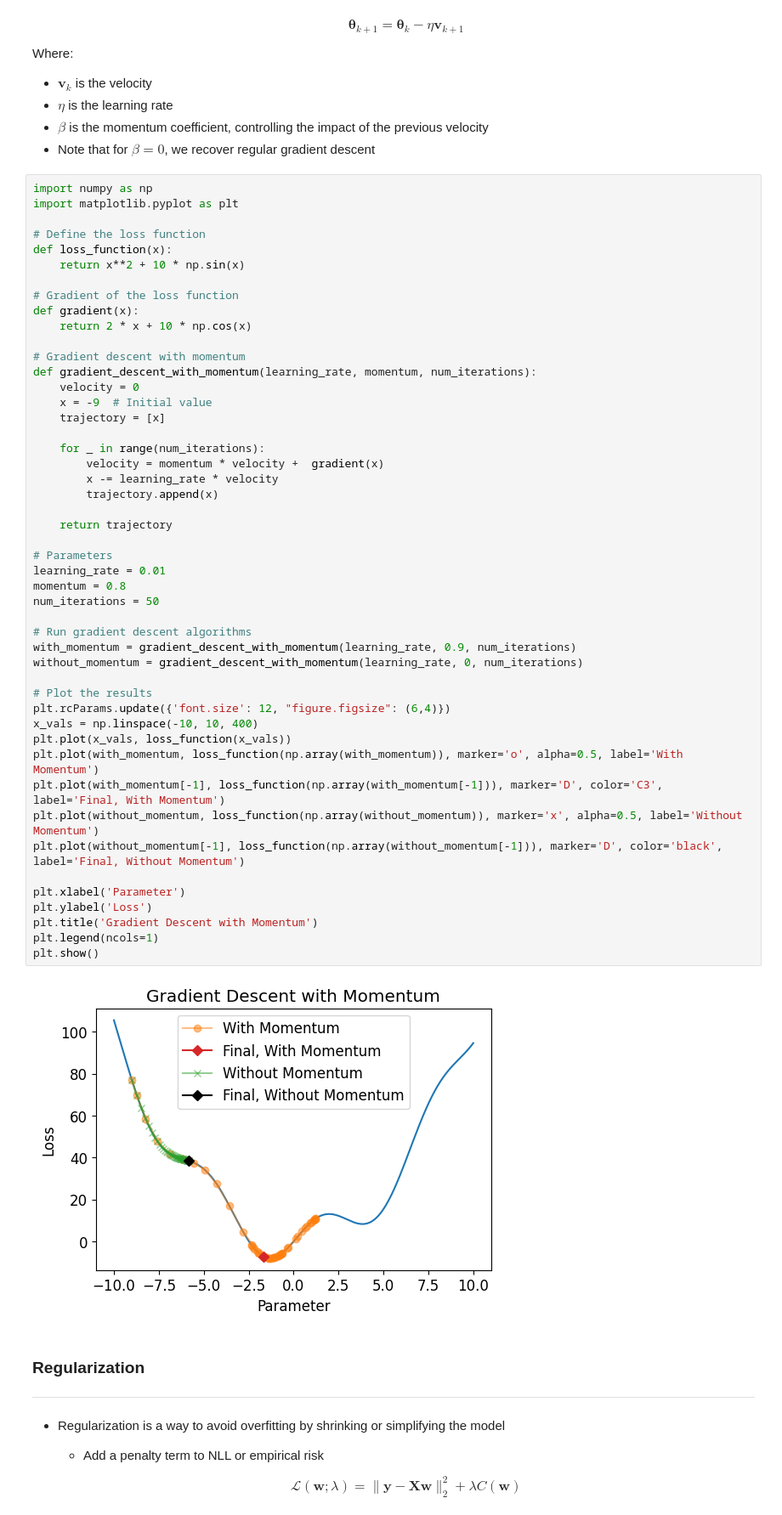
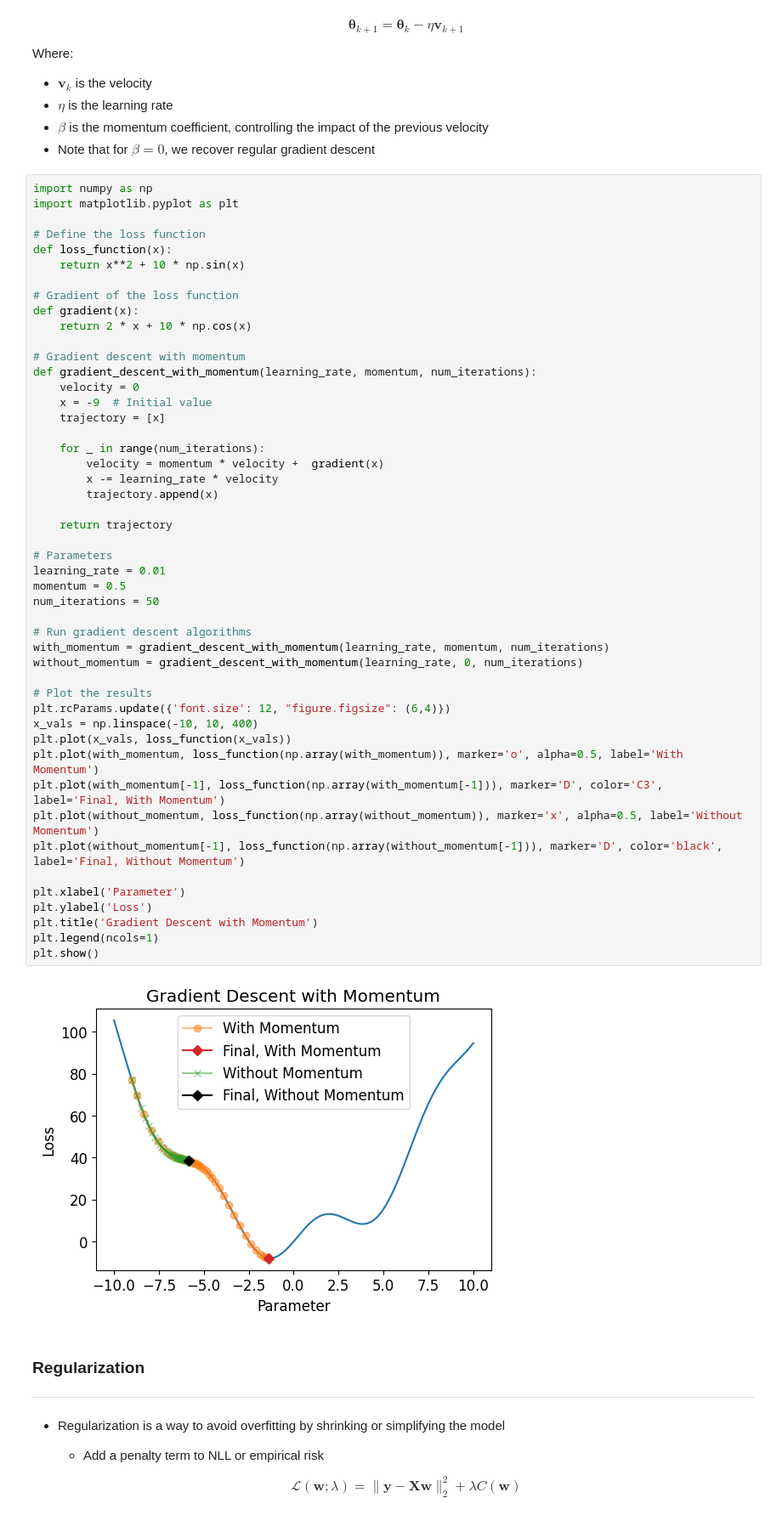
Before and after one commit to farhad-pourkamali/MATH6388Online, a Jupyter notebook: Week5.ipynb, the cells around one changed output. Shown: that part at 85% size. Drawn from its saved outputs; the diff is of its cells as text.

```diff
--- a/Week5.ipynb
+++ b/Week5.ipynb
@@ -291,36 +300,36 @@ def gradient_descent_with_momentum(learning_rate, momentum, num_iterations):
 
     for _ in range(num_iterations):
         velocity = momentum * velocity +  gradient(x)
         x -= learning_rate * velocity
         trajectory.append(x)
 
     return trajectory
 
 # Parameters
 learning_rate = 0.01
-momentum = 0.8
+momentum = 0.5
 num_iterations = 50
 
 # Run gradient descent algorithms
-with_momentum = gradient_descent_with_momentum(learning_rate, 0.9, num_iterations)
+with_momentum = gradient_descent_with_momentum(learning_rate, momentum, num_iterations)
 without_momentum = gradient_descent_with_momentum(learning_rate, 0, num_iterations)
 
 # Plot the results
 plt.rcParams.update({'font.size': 12, "figure.figsize": (6,4)})
 x_vals = np.linspace(-10, 10, 400)
 plt.plot(x_vals, loss_function(x_vals))
 plt.plot(with_momentum, loss_function(np.array(with_momentum)), marker='o', alpha=0.5, label='With Momentum')
 plt.plot(with_momentum[-1], loss_function(np.array(with_momentum[-1])), marker='D', color='C3', label='Final, With Momentum')
 plt.plot(without_momentum, loss_function(np.array(without_momentum)), marker='x', alpha=0.5, label='Without Momentum')
 plt.plot(without_momentum[-1], loss_function(np.array(without_momentum[-1])), marker='D', color='black', label='Final, Without Momentum')
 
 plt.xlabel('Parameter')
 plt.ylabel('Loss')
 plt.title('Gradient Descent with Momentum')
 plt.legend(ncols=1)
 plt.show()
 # %% [output]
-[figure, old version]
+[figure, new version]
 # %% [markdown]
 ### Regularization
 <hr style="border:2px solid gray">
```
Also changed, not shown: parts of 3 cells of this notebook.
